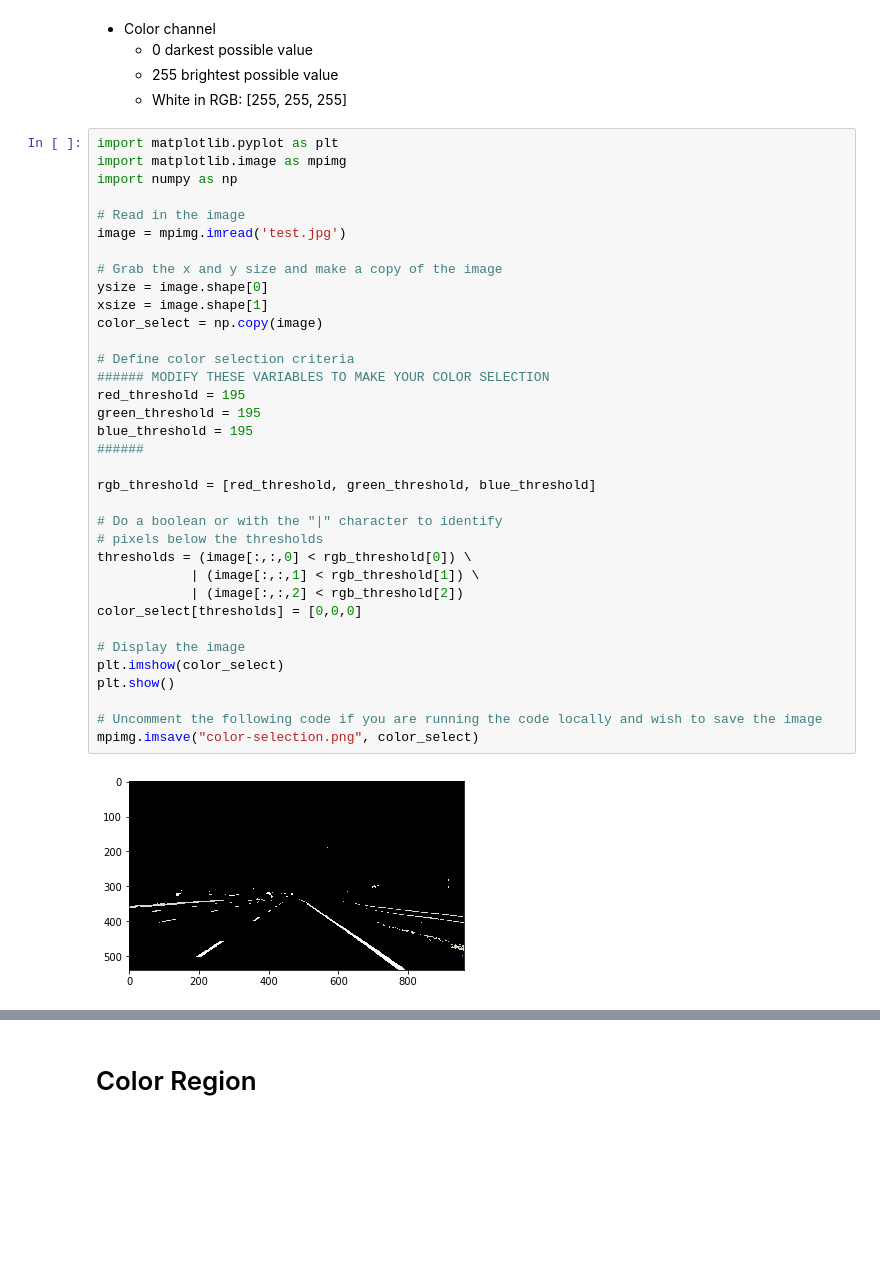
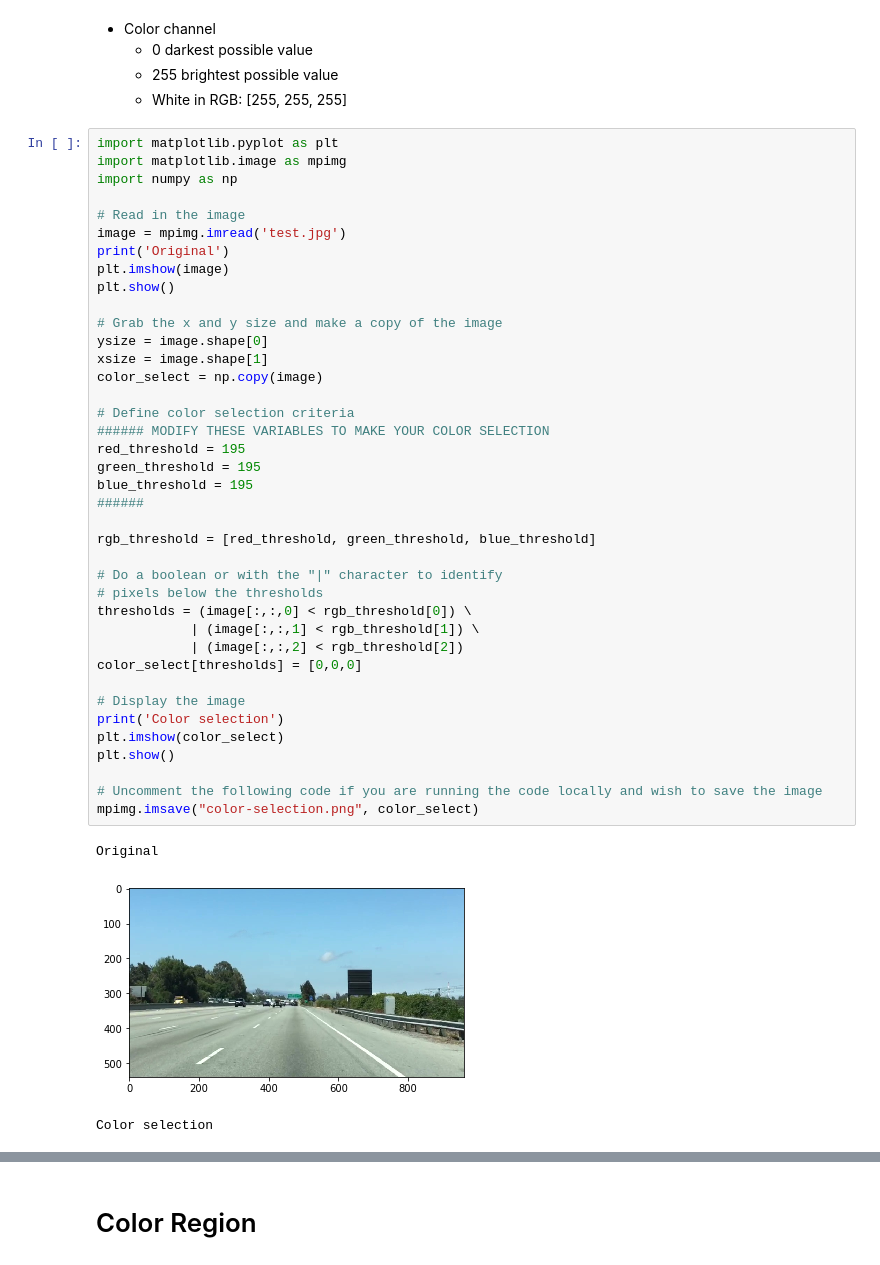
Before and after one commit to tuliren/sdc-nd, a Jupyter notebook: 01-lane-line-detection/color_selection_and_region.ipynb, the cells around one changed output, grey strips where cells are left out. Drawn from its saved outputs; the diff is of its cells as text; blank space fills up the shorter version.

Commit message:
Output original image in notebook

```diff
--- a/01-lane-line-detection/color_selection_and_region.ipynb
+++ b/01-lane-line-detection/color_selection_and_region.ipynb
@@ -20,33 +20,39 @@ import numpy as np
 
 # Read in the image
 image = mpimg.imread('test.jpg')
+print('Original')
+plt.imshow(image)
+plt.show()
 
 # Grab the x and y size and make a copy of the image
 ysize = image.shape[0]
 xsize = image.shape[1]
 color_select = np.copy(image)
 
 # Define color selection criteria
 ###### MODIFY THESE VARIABLES TO MAKE YOUR COLOR SELECTION
 red_threshold = 195
 green_threshold = 195
 blue_threshold = 195
 ######
 
 rgb_threshold = [red_threshold, green_threshold, blue_threshold]
 
 # Do a boolean or with the "|" character to identify
 # pixels below the thresholds
 thresholds = (image[:,:,0] < rgb_threshold[0]) \
             | (image[:,:,1] < rgb_threshold[1]) \
             | (image[:,:,2] < rgb_threshold[2])
 color_select[thresholds] = [0,0,0]
 
 # Display the image
+print('Color selection')
 plt.imshow(color_select)
 plt.show()
 
 # Uncomment the following code if you are running the code locally and wish to save the image
 mpimg.imsave("color-selection.png", color_select)
 # %% [output]
+Original
-[figure, old version]
+[figure, new version]
+Color selection
```
Also changed, not shown: parts of 2 cells of this notebook.
